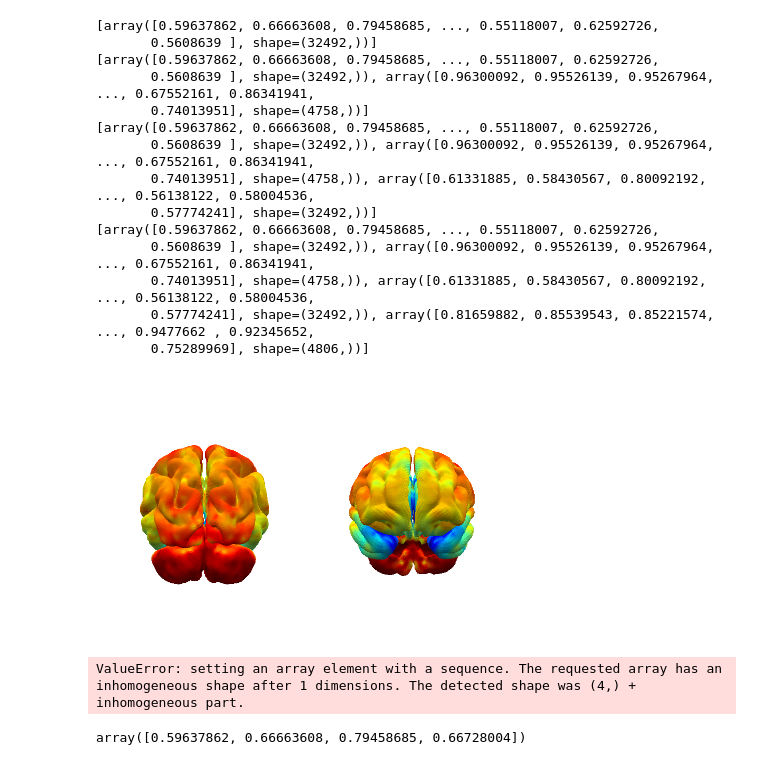
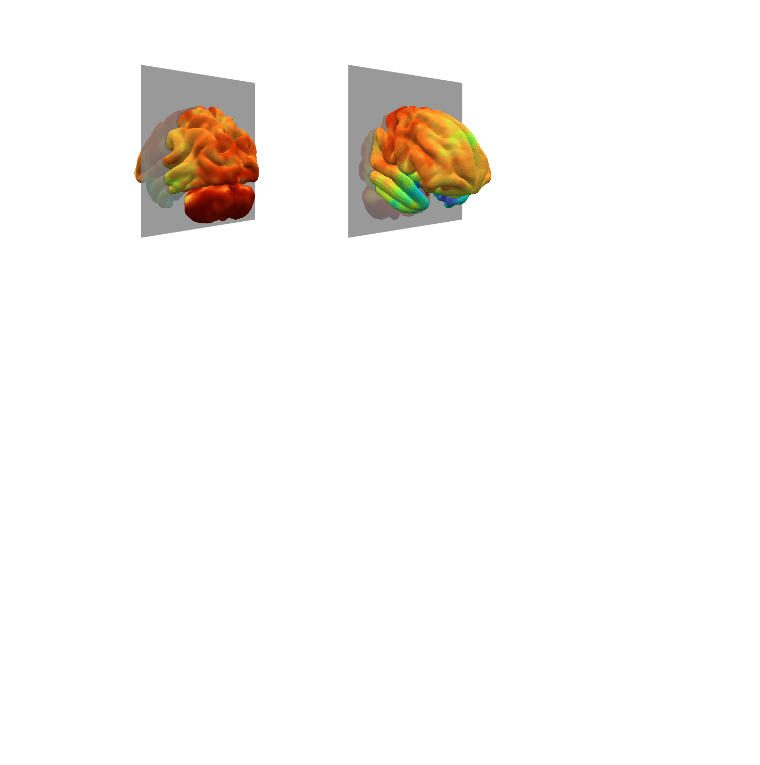
Before and after one commit to imaginelab/gene_viz, a Jupyter notebook: notebooks/main_plotting.ipynb, the cells around one changed output. Cells and saved outputs as stored; diff of their text form; code cells hidden in the pictures; blank space fills up the shorter version.

```diff
--- a/notebooks/main_plotting.ipynb
+++ b/notebooks/main_plotting.ipynb
@@ -13,7 +17,7 @@ from gene_viz.viewer.plot_surf_and_plane import concatenate_meshes
 # Initialise variables
 
 gene_name = 'PVALB'
-cmap = 'jet'
+cmap = 'turbo'
 slice = int(100)
 # %%
 # Load gene expression data
@@ -66,10 +71,8 @@ plot_surf(subc_mesh['coords'], subc_mesh['faces'], subc_interpolated_values,
 # plot gene expression in slice
 
 # choose gene
-gene_name = 'PVALB'
 
 # load expression point data
-coords, samples = load_data(gene_name)
 # load mni nifty image
 mni_img, mni_vol, affine = mni_atlas_loader()
 
@@ -105,50 +108,37 @@ show_figure(fig)
 # %%
 # get cortex and cerebellum meshes
+import importlib
+import gene_viz.viewer.matplotlib_surface_plotting_plane
+importlib.reload(gene_viz.viewer.matplotlib_surface_plotting_plane)
+from gene_viz.viewer.matplotlib_surface_plotting_plane import plot_surf
+
 mesh_files = [os.path.join(get_data_path(),'fs_LR.32k.L.pial.surf.gii'),
               os.path.join(get_data_path(),'Left-Cerebellum-Cortex_meshfile.surf.gii'),
               os.path.join(get_data_path(),'fs_LR.32k.R.pial.surf.gii'),
               os.path.join(get_data_path(),'Right-Cerebellum-Cortex_meshfile.surf.gii')
               ]
 
 # define the explode fraction
 f_explode = 0
 
 # get the gene expression overlay
 overlay = []
 for mesh_file in mesh_files:
     mesh = load_mesh_geometry(mesh_file)
     overlay.append(interpolate(samples,coords, mesh['coords']))
 
 # plot
 vertices, faces, overlay = concatenate_meshes(mesh_files, f_explode, overlays=overlay)
 
 plot_surf(vertices, faces, overlay,
-          rotate=[0, 180],
-          x_rotate = 280,
-          cmap = 'jet',
+          rotate=[45, 225],
+         # x_rotate = 280,
+          cmap = cmap,
           colorbar = False,
+          plane={'mri_img': mni_img, 'slice_i': 100, 'slice_axis': 1,
+                 'plane_colour':np.array([.5,.5,.5,1]),
+                 'plane_alpha':0.8,
+                 'intersected_colour':np.array([0,0,0,1])}
            )
 # %% [output]
-[array([0.59637862, 0.66663608, 0.79458685, ..., 0.55118007, 0.62592726,
-       0.5608639 ], shape=(32492,))]
-[array([0.59637862, 0.66663608, 0.79458685, ..., 0.55118007, 0.62592726,
-       0.5608639 ], shape=(32492,)), array([0.96300092, 0.95526139, 0.95267964, ..., 0.67552161, 0.86341941,
-       0.74013951], shape=(4758,))]
-[array([0.59637862, 0.66663608, 0.79458685, ..., 0.55118007, 0.62592726,
-       0.5608639 ], shape=(32492,)), array([0.96300092, 0.95526139, 0.95267964, ..., 0.67552161, 0.86341941,
-       0.74013951], shape=(4758,)), array([0.61331885, 0.58430567, 0.80092192, ..., 0.56138122, 0.58004536,
-       0.57774241], shape=(32492,))]
-[array([0.59637862, 0.66663608, 0.79458685, ..., 0.55118007, 0.62592726,
-       0.5608639 ], shape=(32492,)), array([0.96300092, 0.95526139, 0.95267964, ..., 0.67552161, 0.86341941,
-       0.74013951], shape=(4758,)), array([0.61331885, 0.58430567, 0.80092192, ..., 0.56138122, 0.58004536,
-       0.57774241], shape=(32492,)), array([0.81659882, 0.85539543, 0.85221574, ..., 0.9477662 , 0.92345652,
-       0.75289969], shape=(4806,))]
-[figure, old version]
+[figure, new version]
-# %%
-np.array(overlay).flatten
-# %% [output]
-ValueError: setting an array element with a sequence. The requested array has an inhomogeneous shape after 1 dimensions. The detected shape was (4,) + inhomogeneous part.
-# %%
-overlay
-# %% [output]
-array([0.59637862, 0.66663608, 0.79458685, 0.66728004])
```
Also changed, not shown: parts of 5 cells of this notebook, 1 other file.
